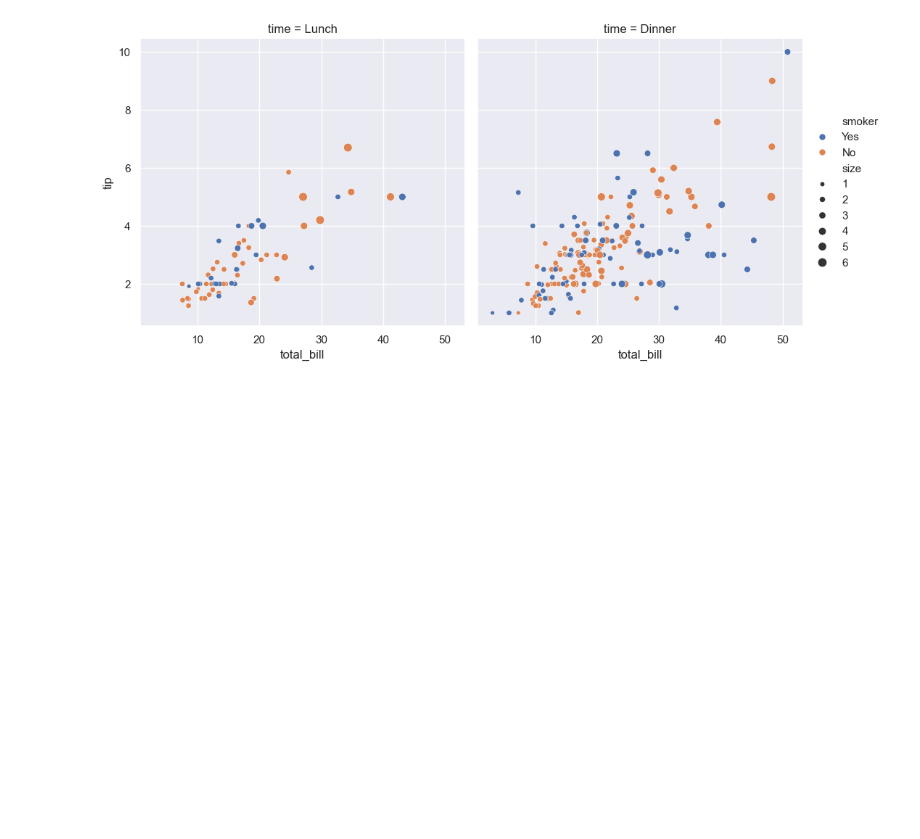
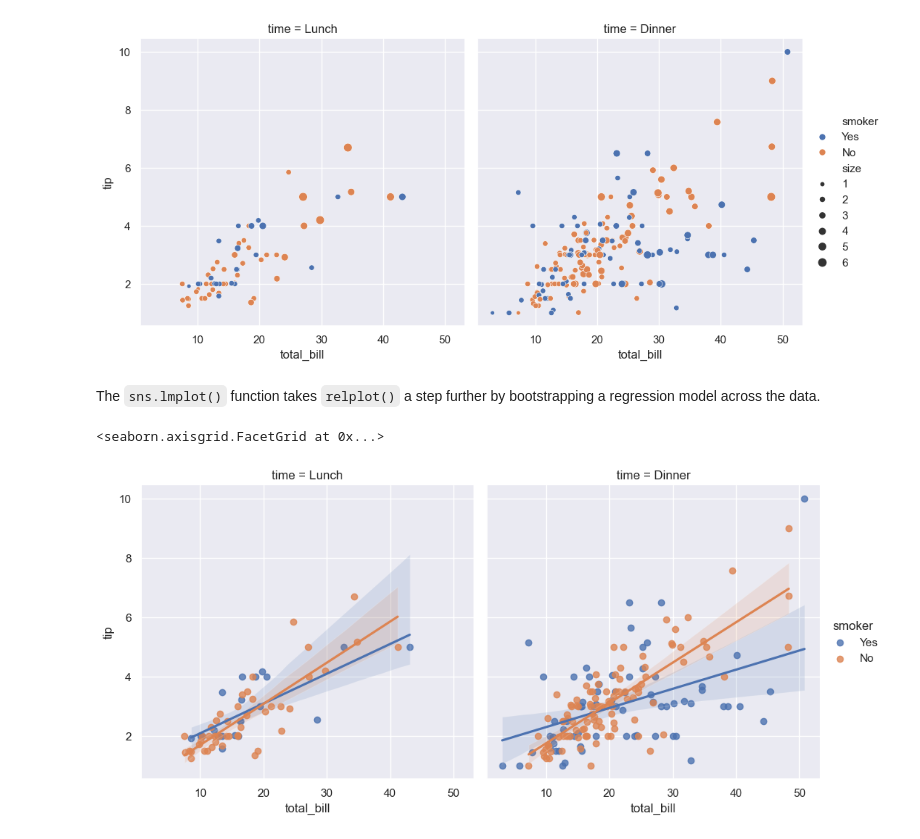
Before and after one commit to jkantorow/nucommlab-datavis-workshop, a Jupyter notebook: seaborn_basics.ipynb, the cells around one changed output. Drawn from its saved outputs; the diff is of its cells as text; code cells hidden in the pictures; blank space fills up the shorter version.

```diff
--- a/seaborn_basics.ipynb
+++ b/seaborn_basics.ipynb
@@ -100,11 +100,16 @@ sns.relplot(
 # %% [output]
 <seaborn.axisgrid.FacetGrid at 0x...>
 [figure]
+# %% [markdown]
+The `sns.lmplot()` function takes `relplot()` a step further by bootstrapping a regression model across the data.
 # %%
 sns.lmplot(
     data=tips,
     x='total_bill',
     y='tip',
     col='time',
-    hue='smoker'
+    hue='smoker',
 )
+# %% [output]
+<seaborn.axisgrid.FacetGrid at 0x...>
+[figure, added]
```
Also changed, not shown: parts of 25 cells of this notebook.
